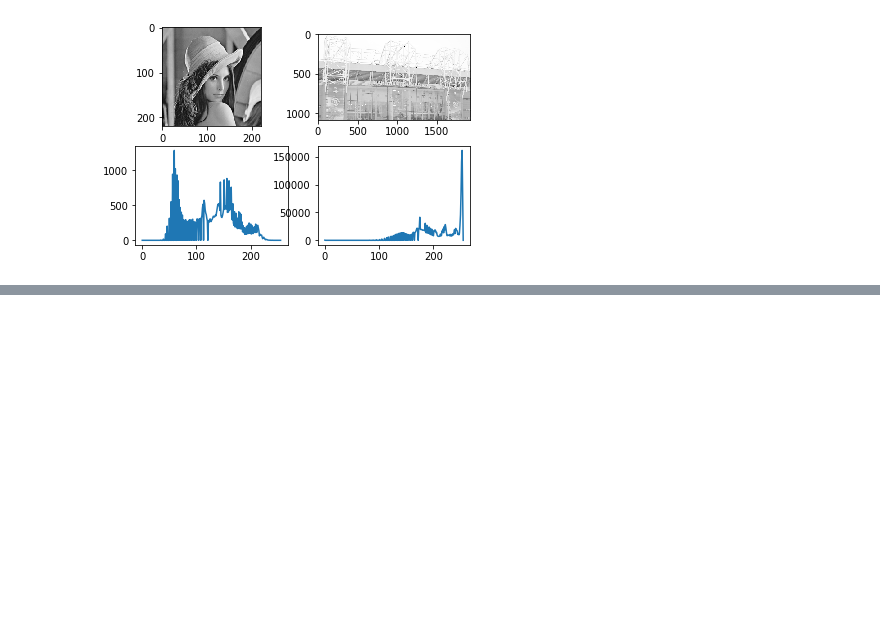
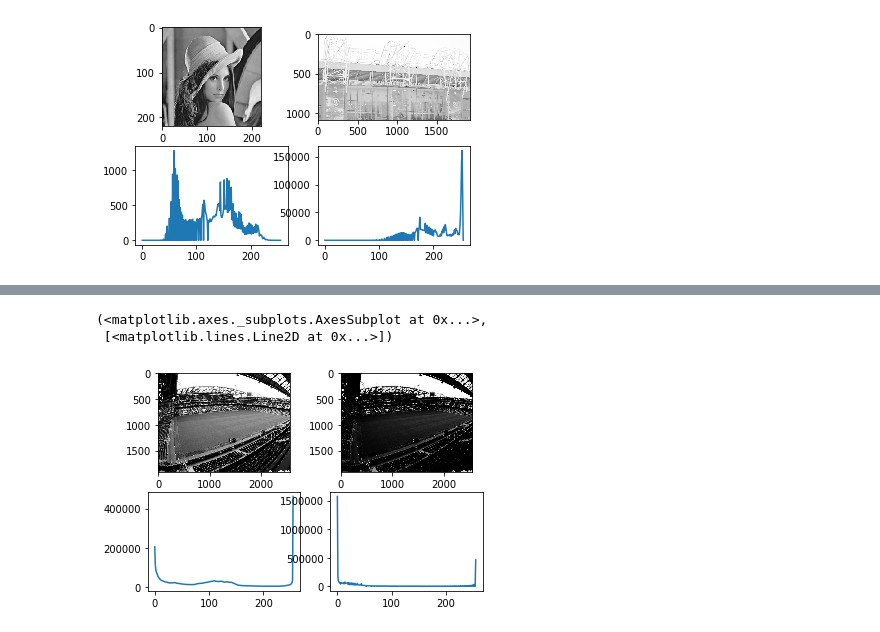
Before and after one commit to jej24/HISTOGRAMAS, a Jupyter notebook: histogramas.ipynb, the cells around one changed output, grey strips where cells are left out. Drawn from its saved outputs; the diff is of its cells as text; code cells hidden in the pictures; blank space fills up the shorter version.

```diff
--- a/histogramas.ipynb
+++ b/histogramas.ipynb
@@ -179,0 +196,16 @@ plt.show()
+# %%
+img = cv2.imread('chelsea.jpg', cv2.IMREAD_GRAYSCALE)
+
+img_log4 = np.array(255*(img/255)**3,dtype='uint8')
+
+hist = cv2.calcHist([img], [0],None, [256], [0,256])
+hist5 = cv2.calcHist([img_log4], [0],None, [256], [0,256])
+
+plt.subplot(221), plt.imshow(img, 'gray')
+plt.subplot(222), plt.imshow(img_log4, 'gray')
+plt.subplot(223), plt.plot(hist)
+plt.subplot(224), plt.plot(hist5)
+# %% [output]
+(<matplotlib.axes._subplots.AxesSubplot at 0x...>,
+ [<matplotlib.lines.Line2D at 0x...>])
+[figure, added]
```
Also changed, not shown: parts of 6 cells of this notebook.
